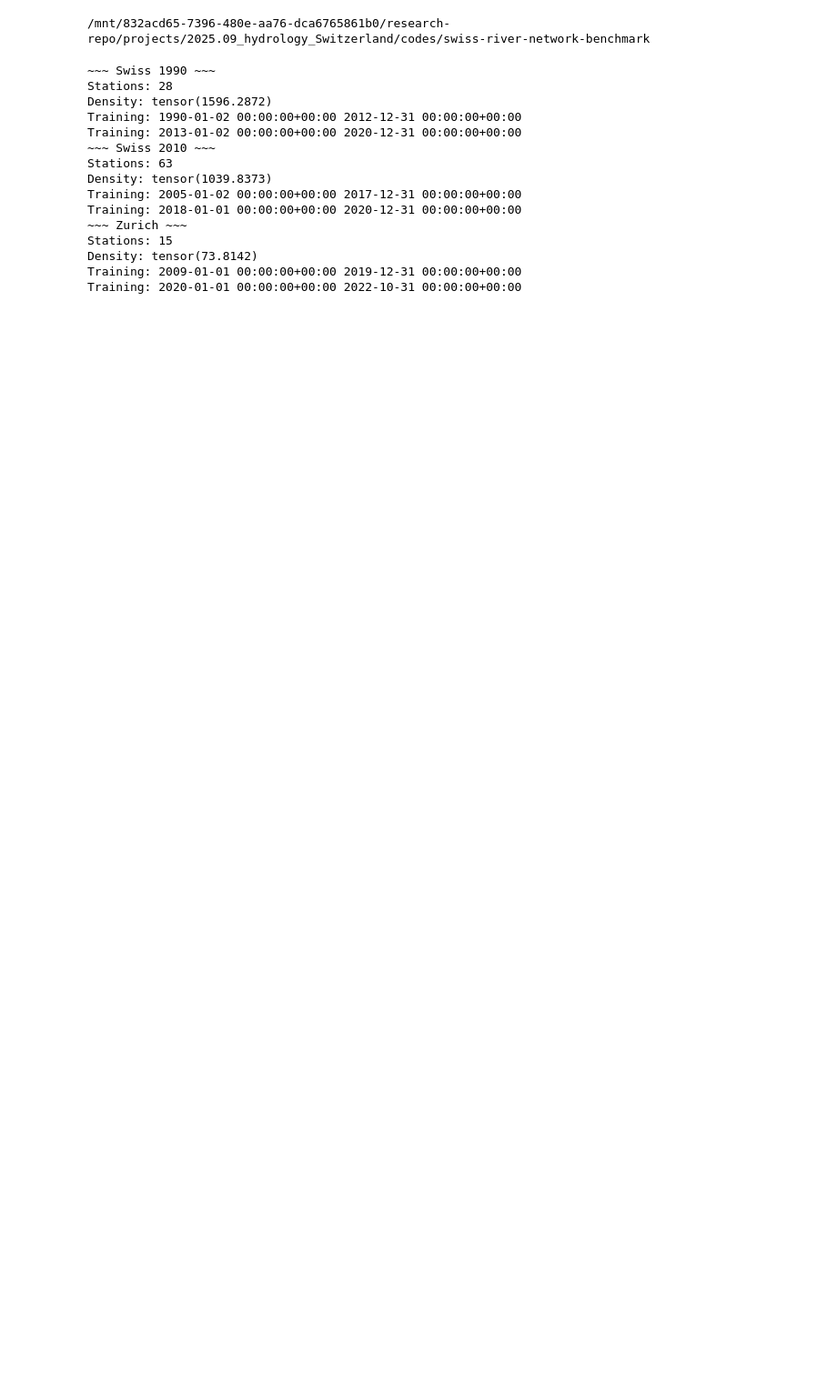
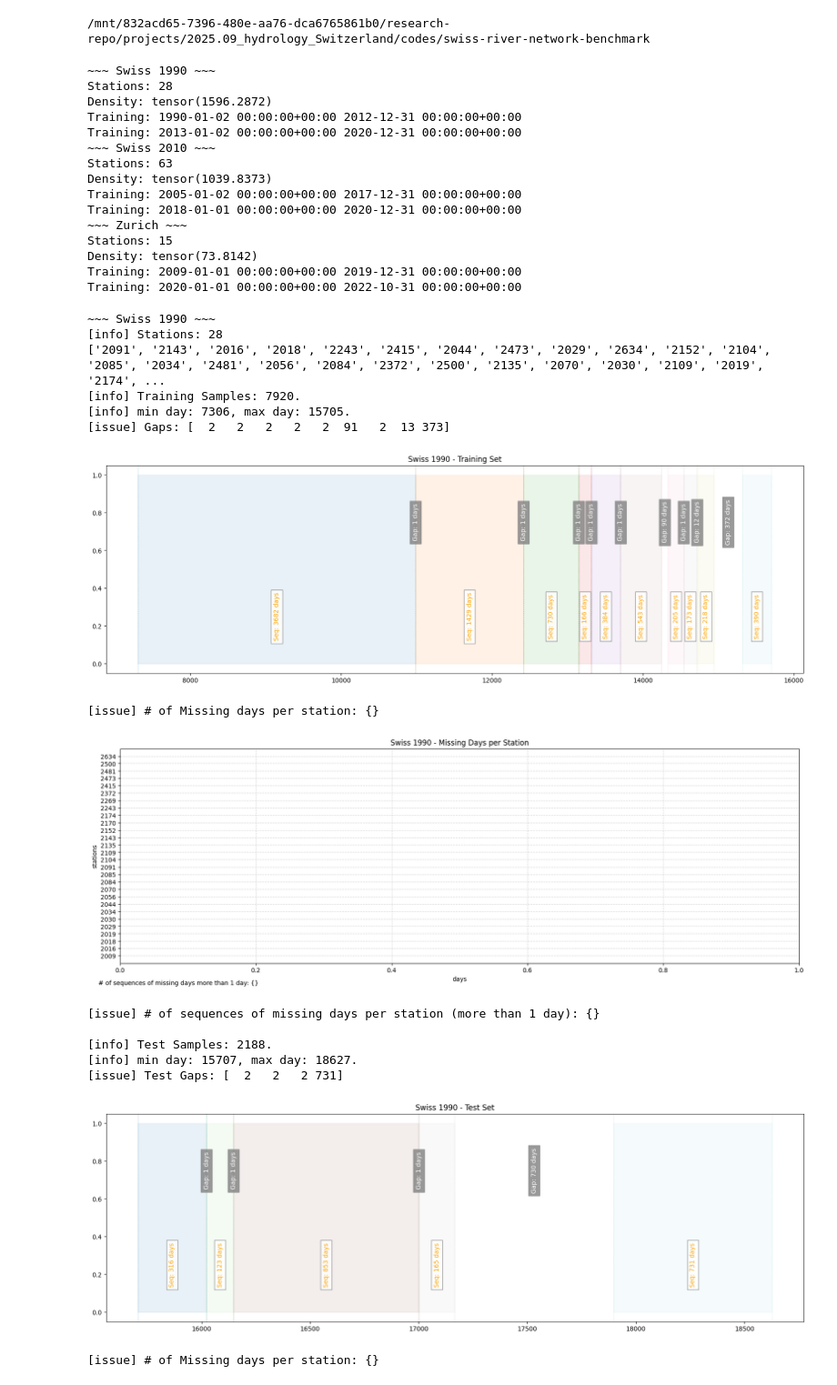
Before and after one commit to jajupmochi/swiss-river-network-benchmark, a Jupyter notebook: swissrivernetwork/benchmark/visualize_results/datasets_overview.ipynb, the cells around one changed output. Shown at 91% size. Drawn from its saved outputs; the diff is of its cells as text; code cells hidden in the pictures; blank space fills up the shorter version.

Commit message:
exp: check the gaps in days and missing data in stations.

```diff
--- a/swissrivernetwork/benchmark/visualize_results/datasets_overview.ipynb
+++ b/swissrivernetwork/benchmark/visualize_results/datasets_overview.ipynb
@@ -69,0 +228,56 @@ Training: 2020-01-01 00:00:00+00:00 2022-10-31 00:00:00+00:00
+# %%
+import time
+
+for graph_name in GRAPH_NAMES[0:]:  # fixme: debug only
+    print(f'~~~ {label[graph_name]} ~~~ ')
+
+    stations = read_stations(graph_name, base_dir=PROJ_DIR)
+    print(f'{INFO_TAG}Stations: {len(stations)}')
+    print(stations)
+
+    df = read_csv_train(graph_name, base_dir=PROJ_DIR)
+    print(f'{INFO_TAG}Training Samples: {len(df)}.')
+    print(f'{INFO_TAG}min day: {df["epoch_day"].min()}, max day: {df["epoch_day"].max()}.')
+    # print(df)
+    days = np.sort(df['epoch_day'].unique())
+    gaps = days[1:] - days[:-1]
+    print(f'{ISSUE_TAG}Gaps: {gaps[gaps > 1]}')
+    # Plot day gaps:
+    plot_gaps(days, title=f'{label[graph_name]} - Training Set')
+
+    missing_days = get_missing_days(df, stations)
+    plot_missing_days(missing_days, title=f'{label[graph_name]} - Missing Days per Station')
+
+    time.sleep(0.01)
+
+    print()
+    df_test = read_csv_test(graph_name, base_dir=PROJ_DIR)
+    print(f'{INFO_TAG}Test Samples: {len(df_test)}.')
+    print(f'{INFO_TAG}min day: {df_test["epoch_day"].min()}, max day: {df_test["epoch_day"].max()}.')
+    # print(df_test)
+    days_test = np.sort(df_test['epoch_day'].unique())
+    gaps_test = days_test[1:] - days_test[:-1]
+    print(f'{ISSUE_TAG}Test Gaps: {gaps_test[gaps_test > 1]}')
+    plot_gaps(days_test, title=f'{label[graph_name]} - Test Set')
+
+    missing_days_test = get_missing_days(df_test, stations)
+    plot_missing_days(missing_days_test, title=f'{label[graph_name]} - Test Missing Days per Station')
+
+    time.sleep(0.01)
+# %% [output]
+~~~ Swiss 1990 ~~~
+[info] Stations: 28
+['2091', '2143', '2016', '2018', '2243', '2415', '2044', '2473', '2029', '2634', '2152', '2104', '2085', '2034', '2481', '2056', '2084', '2372', '2500', '2135', '2070', '2030', '2109', '2019', '2174', ...
+[info] Training Samples: 7920.
+[info] min day: 7306, max day: 15705.
+[issue] Gaps: [  2   2   2   2   2  91   2  13 373]
+[figure, added]
+[issue] # of Missing days per station: {}
+[figure, added]
+[issue] # of sequences of missing days per station (more than 1 day): {}
+
+[info] Test Samples: 2188.
+[info] min day: 15707, max day: 18627.
+[issue] Test Gaps: [  2   2   2 731]
+[figure, added]
+[issue] # of Missing days per station: {}
```
Also changed, not shown: parts of 5 cells of this notebook, 1 other file.
